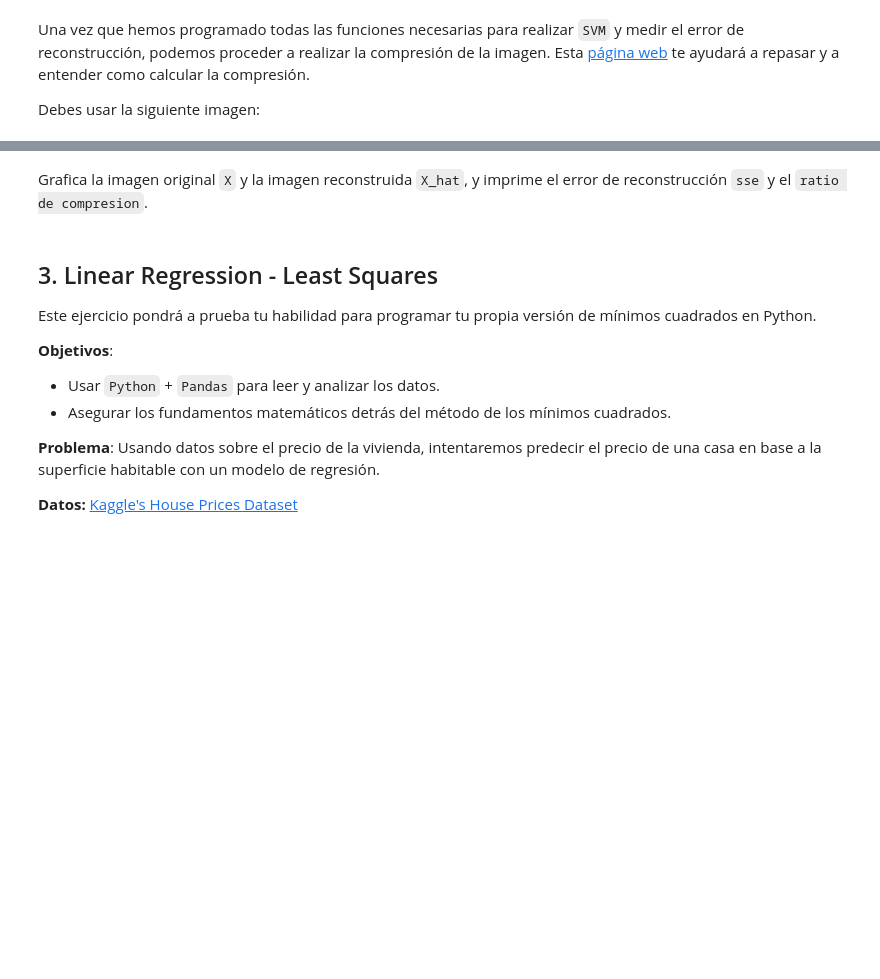
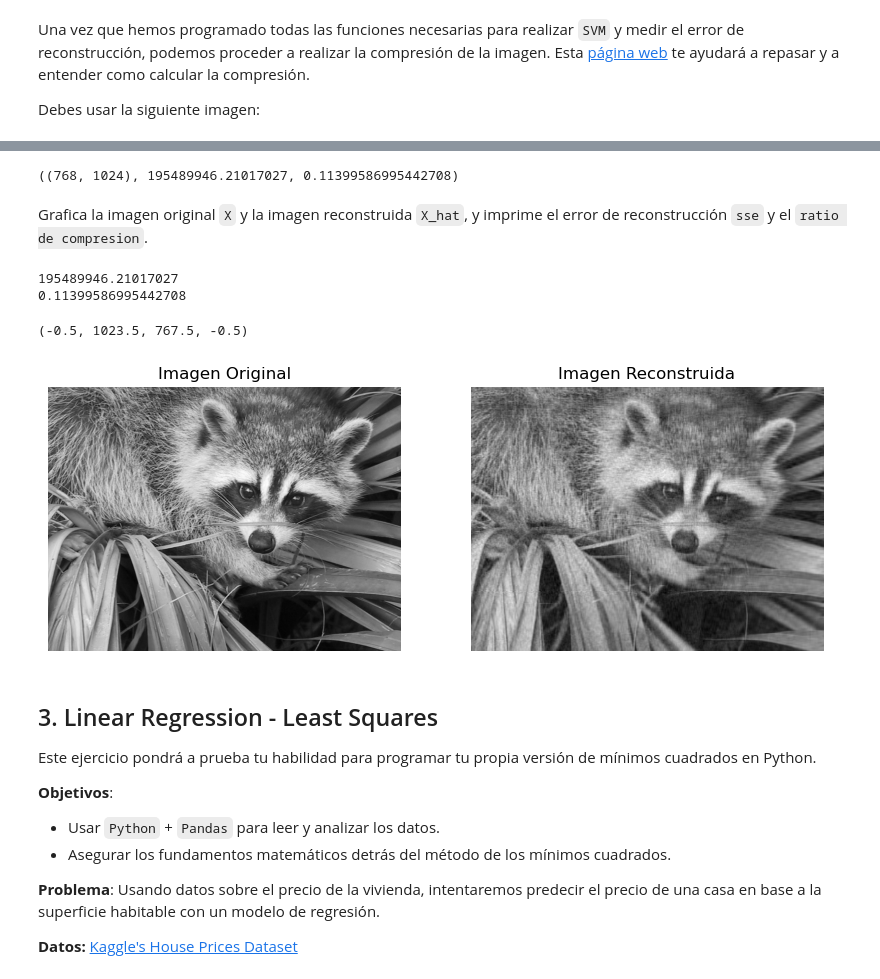
Before and after one commit to ferkuellar/practica_algebra_geometria, a Jupyter notebook: ALG00-Practica.ipynb, the cells around one changed output, grey strips where cells are left out. Drawn from its saved outputs; the diff is of its cells as text; code cells hidden in the pictures; blank space fills up the shorter version.

```diff
--- a/ALG00-Practica.ipynb
+++ b/ALG00-Practica.ipynb
@@ -459,9 +488,60 @@ def image_compression(A, n_components):
 
     Ejemplo:
         A_hat, sse, comp_ratio = image_compression(A, n_components=50)
+
+        referencias:
+        https://numpy.org/doc/stable/reference/generated/numpy.linalg.svd.html
     """
+
+
+    U, s, Vt = np.linalg.svd(A, full_matrices=False)
+    total_components = len(s)
+    U_reduced = U[:, :n_components]
+    s_reduced = s[:n_components]
+    Vt_reduced = Vt[:n_components, :]
+
+    A_compressed = reconstruction(U_reduced, s_reduced, Vt_reduced )
+
+    sse = sse_score(A, A_compressed)
+
+    comp_ratio = (A.shape[1]*n_components + n_components + n_components * A.shape[0]) / (A.shape[1] * A.shape[0])
+    return A_compressed, sse, comp_ratio
+
+# Probar la función con 50 componentes
+A_hat, sse, comp_ratio = image_compression(A, n_components=50)
+
+A_hat.shape, sse, comp_ratio
+# %% [output]
+((768, 1024), 195489946.21017027, 0.11399586995442708)
 # %% [markdown]
 Grafica la imagen original `X` y la imagen reconstruida `X_hat`, y imprime el error de reconstrucción `sse` y el `ratio de compresion`.
+# %%
+# Asegura que la imagen original esté cargada
+A = misc.face(gray=True)
+
+# Aplica la función de compresión de imagen con 50 componentes
+A_hat, sse, comp_ratio = image_compression(A, n_components=50)
+print(sse)
+print(comp_ratio)
+
+
+# Grafica la imagen original y la reconstruida
+fig, axes = plt.subplots(1, 2, figsize=(10, 5))
+
+# Imagen original
+axes[0].imshow(A, cmap=plt.cm.gray)
+axes[0].set_title('Imagen Original')
+axes[0].axis('off')
+
+# Imagen reconstruida
+axes[1].imshow(A_hat, cmap=plt.cm.gray)
+axes[1].set_title('Imagen Reconstruida')
+axes[1].axis('off')
+# %% [output]
+195489946.21017027
+0.11399586995442708
+(-0.5, 1023.5, 767.5, -0.5)
+[figure, added]
 # %% [markdown]
 ## 3. Linear Regression - Least Squares
 
```
Also changed, not shown: parts of 29 cells of this notebook, 3 other files.
